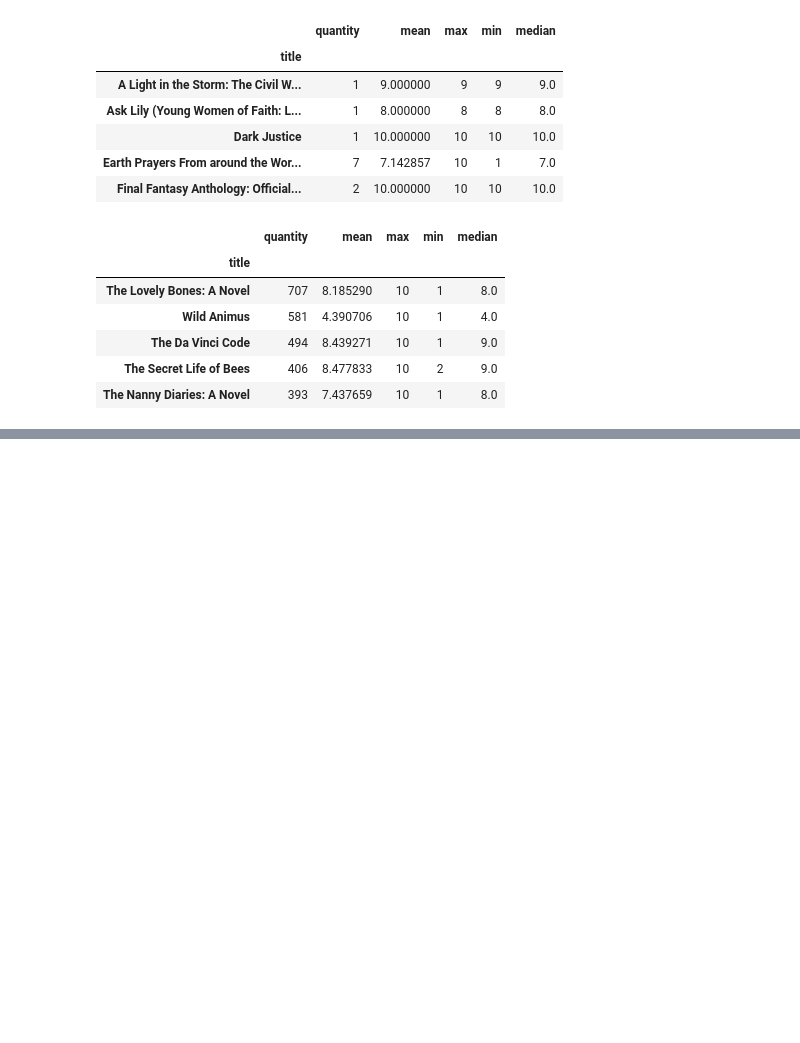
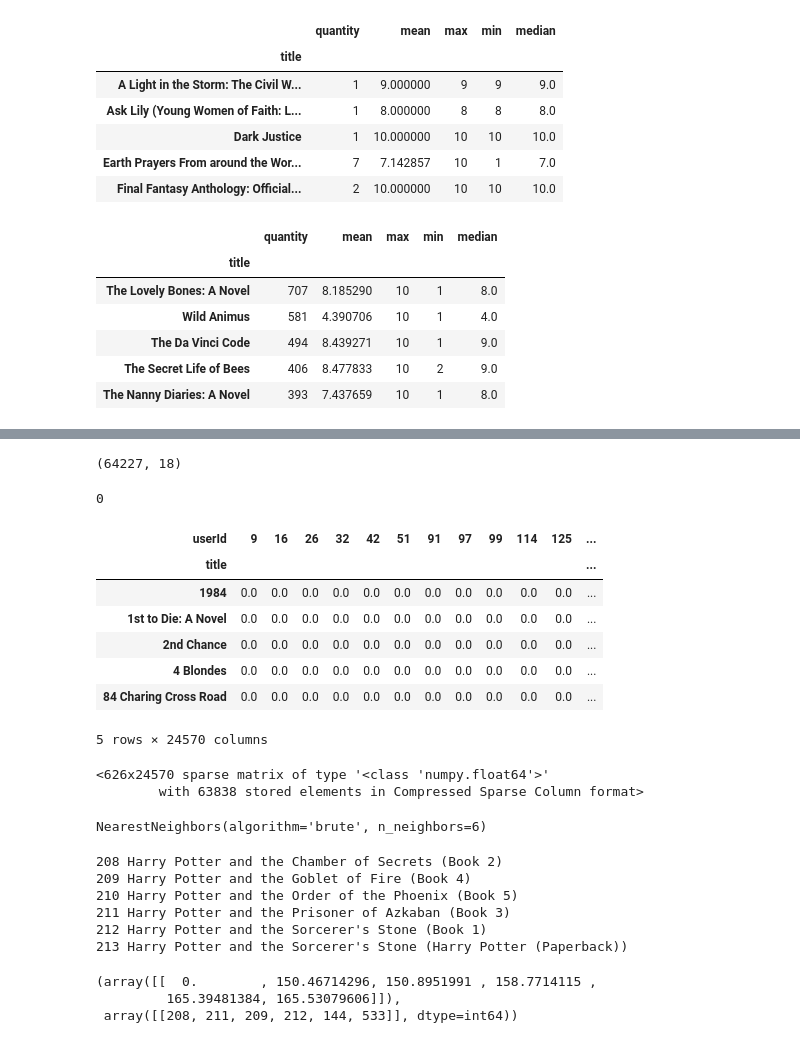
Before and after one commit to crhisangela/systems-recommendation, a Jupyter notebook: main.ipynb, the cells around one changed output, grey strips where cells are left out. Cells and saved outputs as stored; diff of their text form; code cells hidden in the pictures; blank space fills up the shorter version.

```diff
--- a/main.ipynb
+++ b/main.ipynb
@@ -326,0 +323,3 @@ TypeError: 'method' object is not subscriptable
+# %%
+finalTab = crossTab.merge(bestTitles, how='inner', on='title')
+finalTab.head(4)
@@ -326,0 +332,77 @@ TypeError: 'method' object is not subscriptable
+# %%
+#filter
+bestRatings = finalTab.loc[finalTab['quantity'] > 50]
+
+#dimension
+bestRatings.shape
+# %% [output]
+(64227, 18)
+# %%
+bestRatings.duplicated().sum()
+# %% [output]
+0
+# %%
+#matriz
+matrix = bestRatings.pivot_table(values='rating', index='title', columns='userId')
+
+matrix.fillna(0, inplace=True)
+
+matrix.head(5)
+# %% [output]
+| userId | 9 | 16 | 26 | 32 | 42 | 51 | 91 | 97 | 99 | 114 | 125 | ... |
+| title |  |  |  |  |  |  |  |  |  |  |  | ... |
+| 1984 | 0.0 | 0.0 | 0.0 | 0.0 | 0.0 | 0.0 | 0.0 | 0.0 | 0.0 | 0.0 | 0.0 | ... |
+| 1st to Die: A Novel | 0.0 | 0.0 | 0.0 | 0.0 | 0.0 | 0.0 | 0.0 | 0.0 | 0.0 | 0.0 | 0.0 | ... |
+| 2nd Chance | 0.0 | 0.0 | 0.0 | 0.0 | 0.0 | 0.0 | 0.0 | 0.0 | 0.0 | 0.0 | 0.0 | ... |
+| 4 Blondes | 0.0 | 0.0 | 0.0 | 0.0 | 0.0 | 0.0 | 0.0 | 0.0 | 0.0 | 0.0 | 0.0 | ... |
+| 84 Charing Cross Road | 0.0 | 0.0 | 0.0 | 0.0 | 0.0 | 0.0 | 0.0 | 0.0 | 0.0 | 0.0 | 0.0 | ... |
+5 rows × 24570 columns
+# %%
+#into vector
+
+from scipy.sparse import csc_matrix
+
+matrixSparce = csc_matrix(matrix)
+matrixSparce
+# %% [output]
+<626x24570 sparse matrix of type '<class 'numpy.float64'>'
+        with 63838 stored elements in Compressed Sparse Column format>
+# %%
+#starting the model
+
+from sklearn.neighbors import NearestNeighbors
+
+model = NearestNeighbors(
+    n_neighbors=6, #quantidade de recomendacoes
+    algorithm='brute', #algoritmo
+    metric = 'minkowski' #metrica de distancia
+)
+
+model.fit(matrixSparce)
+# %% [output]
+NearestNeighbors(algorithm='brute', n_neighbors=6)
+# %%
+#recomendations
+#choose one book
+
+for position, title in enumerate(matrix.index):
+    if 'Harry' in title:
+        print(position, title)
+# %% [output]
+208 Harry Potter and the Chamber of Secrets (Book 2)
+209 Harry Potter and the Goblet of Fire (Book 4)
+210 Harry Potter and the Order of the Phoenix (Book 5)
+211 Harry Potter and the Prisoner of Azkaban (Book 3)
+212 Harry Potter and the Sorcerer's Stone (Book 1)
+213 Harry Potter and the Sorcerer's Stone (Harry Potter (Paperback))
+# %%
+selectedBook = matrix.iloc[208, :].values.reshape(1,-1)
+
+#prevision
+distance, recomendation = model.kneighbors(selectedBook)
+
+distance, recomendation
+# %% [output]
+(array([[  0.        , 150.46714296, 150.8951991 , 158.7714115 ,
+         165.39481384, 165.53079606]]),
+ array([[208, 211, 209, 212, 144, 533]], dtype=int64))
```
Also changed, not shown: parts of 6 cells of this notebook.
